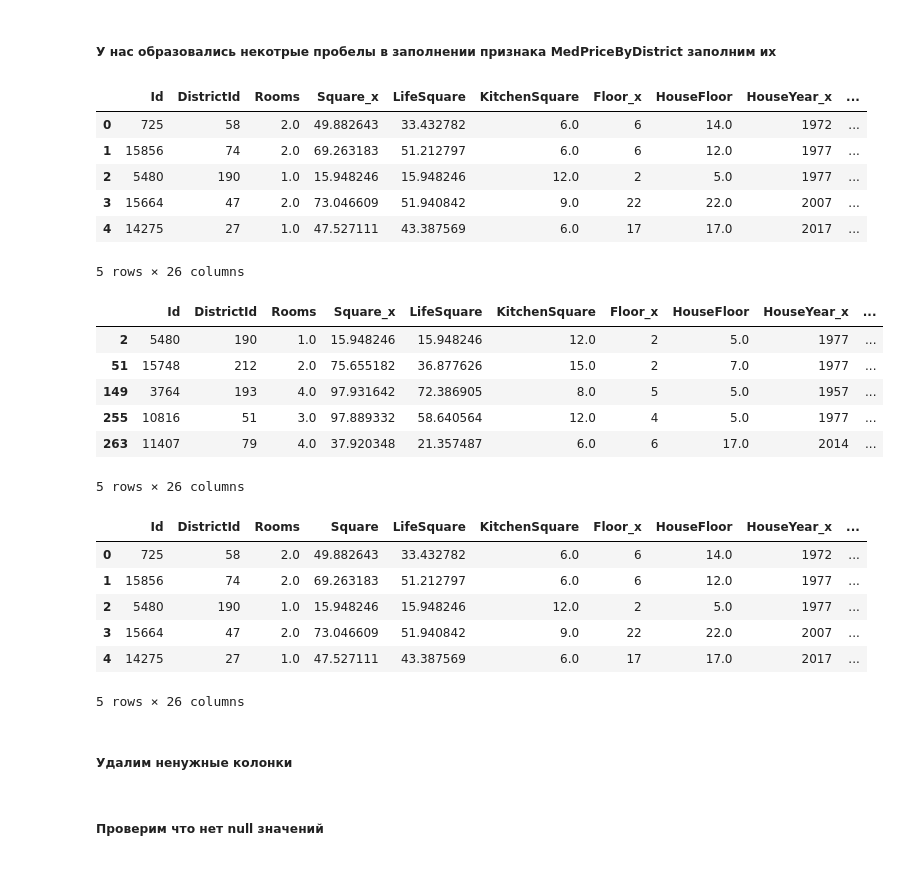
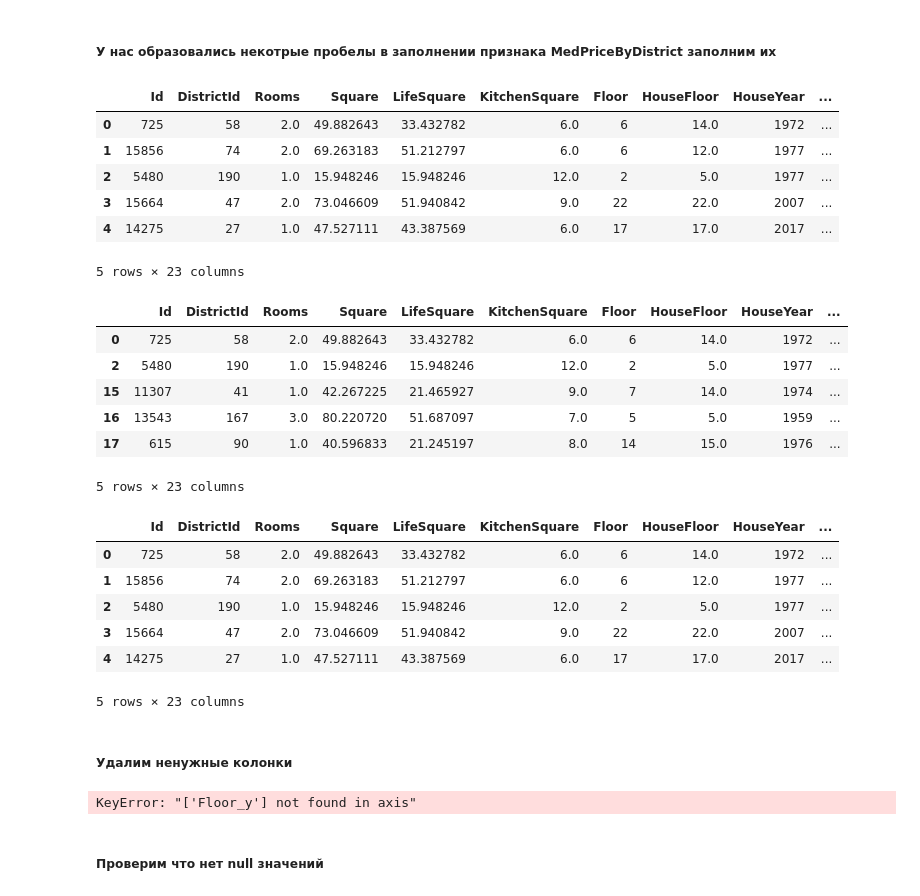
Before and after one commit to LuckyDima/Geekbrains_DB_0607, a Jupyter notebook: Data Science/Final/Final.ipynb, the cells around one changed output. Saved outputs shown, nothing was run; the diff lists cells and outputs as text; code cells hidden in the pictures.

```diff
--- a/Data Science/Final/Final.ipynb
+++ b/Data Science/Final/Final.ipynb
@@ -148,7 +146,7 @@ Name: HouseYear, dtype: float64
 # %% [markdown]
 ##### Поправим этажность домов
 # %%
-df_train.loc[df_train['HouseFloor'] == 0, 'HouseFloor'] = random.randint(1,df_train['HouseFloor'].median())
+df_train.loc[df_train['HouseFloor'] == 0, 'HouseFloor'] = df_train['HouseFloor'].median()
 # %%
 df_train.loc[df_train['Floor'] > df_train['HouseFloor'], 'HouseFloor'] = random.randint(1,df_train['HouseFloor'].median())
 # %% [markdown]
@@ -201,7 +196,8 @@ False
 # %% [markdown]
 ##### Изменим неправильные начения на медианные
 # %%
-df_train.loc[(df_train['Rooms'] == 0) | (df_train['Rooms'] > 6), 'Rooms'] = b['Rooms_y'].median()
+df_train.loc[(df_train['Rooms'] == 0) | (df_train['Rooms'] > 6), 'Rooms'] =\
+b['Rooms_y'].median()
 # %%
 df_train[((df_train['Rooms'] == 0) | (df_train['Rooms'] > 6))]
 # %% [output]
@@ -232,7 +226,8 @@ Name: KitchenSquare, dtype: int64
 # %% [markdown]
 ##### Поправим все кухни менее 5 метров на медианное значение
 # %%
-df_train.loc[df_train['KitchenSquare'] < 5, 'KitchenSquare'] = x_med_ksquare
+df_train.loc[df_train['KitchenSquare'] < 5, 'KitchenSquare'] =\
+x_med_ksquare
 # %%
 df_train['KitchenSquare'].describe()
 # %% [output]
@@ -329,9 +315,9 @@ df_train[(df_train['Square'] < smin)] = df_train['Square'].median()
 # %% [markdown]
 ##### Была идея расчитать медианную цену за 1 метр квадратный по району, но медианная цена с учетом площади, этажа и кол-ва комнат показала себя лучше
 # %%
-#med_price_by_district = df_train.groupby(['DistrictId', 'Rooms' ,'Floor', 'HouseYear', 'Square'], as_index=False).agg({'Price':'median'})\
+#med_price_by_district = df_train.groupby(['DistrictId', 'Square', 'Floor', 'Rooms'], as_index=False).agg({'Price':'median'})\
 #                        .rename(columns={'Price':'MedPriceByDistrict'})
-med_price_by_district = df_train.groupby(['DistrictId', 'Rooms'], as_index=False).agg({'Price':'median'})\
+med_price_by_district = df_train.groupby(['DistrictId','HouseYear','Rooms'], as_index=False).agg({'Price':'median'})\
                         .rename(columns={'Price':'MedPriceByDistrict'})
 # %% [markdown]
 ##### Введем еще один категориальный признак размер района, но возможно от него стоит отказаться, т.к. этот признак влияет не существенно.
@@ -576,19 +561,19 @@ df_test['S_2'] = df_test['Shops_2'].replace({'A':2, 'B':1})
 # %% [markdown]
 ##### У нас образовались некотрые пробелы в заполнении признака MedPriceByDistrict заполним их
 # %%
-m = med_price_by_district.groupby(['DistrictId','Rooms']).median()
+m = med_price_by_district.groupby(['DistrictId','HouseYear','Rooms']).median()
 
-df_test = df_test.merge(m, on = ['DistrictId','Rooms'], how='left')
+df_test = df_test.merge(m, on = ['DistrictId','HouseYear','Rooms'], how='left')
 
 df_test.head()
 # %% [output]
-|  | Id | DistrictId | Rooms | Square_x | LifeSquare | KitchenSquare | Floor_x | HouseFloor | HouseYear_x | ... |
+|  | Id | DistrictId | Rooms | Square | LifeSquare | KitchenSquare | Floor | HouseFloor | HouseYear | ... |
 | 0 | 725 | 58 | 2.0 | 49.882643 | 33.432782 | 6.0 | 6 | 14.0 | 1972 | ... |
 | 1 | 15856 | 74 | 2.0 | 69.263183 | 51.212797 | 6.0 | 6 | 12.0 | 1977 | ... |
 | 2 | 5480 | 190 | 1.0 | 15.948246 | 15.948246 | 12.0 | 2 | 5.0 | 1977 | ... |
 | 3 | 15664 | 47 | 2.0 | 73.046609 | 51.940842 | 9.0 | 22 | 22.0 | 2007 | ... |
 | 4 | 14275 | 27 | 1.0 | 47.527111 | 43.387569 | 6.0 | 17 | 17.0 | 2017 | ... |
-5 rows × 26 columns
+5 rows × 23 columns
 # %%
 test_gap = df_test[(df_test['MedPriceByDistrict'].isnull())]
 # %%
@@ -597,11 +582,11 @@ med_train = pd.DataFrame(med_train,columns=['pp1m'])
 # %%
 test_gap.head()
 # %% [output]
-|  | Id | DistrictId | Rooms | Square_x | LifeSquare | KitchenSquare | Floor_x | HouseFloor | HouseYear_x | ... |
+|  | Id | DistrictId | Rooms | Square | LifeSquare | KitchenSquare | Floor | HouseFloor | HouseYear | ... |
+| 0 | 725 | 58 | 2.0 | 49.882643 | 33.432782 | 6.0 | 6 | 14.0 | 1972 | ... |
 | 2 | 5480 | 190 | 1.0 | 15.948246 | 15.948246 | 12.0 | 2 | 5.0 | 1977 | ... |
-| 51 | 15748 | 212 | 2.0 | 75.655182 | 36.877626 | 15.0 | 2 | 7.0 | 1977 | ... |
-| 149 | 3764 | 193 | 4.0 | 97.931642 | 72.386905 | 8.0 | 5 | 5.0 | 1957 | ... |
-| 255 | 10816 | 51 | 3.0 | 97.889332 | 58.640564 | 12.0 | 4 | 5.0 | 1977 | ... |
-| 263 | 11407 | 79 | 4.0 | 37.920348 | 21.357487 | 6.0 | 6 | 17.0 | 2014 | ... |
+| 15 | 11307 | 41 | 1.0 | 42.267225 | 21.465927 | 9.0 | 7 | 14.0 | 1974 | ... |
+| 16 | 13543 | 167 | 3.0 | 80.220720 | 51.687097 | 7.0 | 5 | 5.0 | 1959 | ... |
+| 17 | 615 | 90 | 1.0 | 40.596833 | 21.245197 | 8.0 | 14 | 15.0 | 1976 | ... |
-5 rows × 26 columns
+5 rows × 23 columns
 # %%
@@ -616,12 +602,12 @@ df_test = df_test.rename(columns={'Square_x':'Square'})
 # %%
 df_test.head()
 # %% [output]
-|  | Id | DistrictId | Rooms | Square | LifeSquare | KitchenSquare | Floor_x | HouseFloor | HouseYear_x | ... |
+|  | Id | DistrictId | Rooms | Square | LifeSquare | KitchenSquare | Floor | HouseFloor | HouseYear | ... |
 | 0 | 725 | 58 | 2.0 | 49.882643 | 33.432782 | 6.0 | 6 | 14.0 | 1972 | ... |
 | 1 | 15856 | 74 | 2.0 | 69.263183 | 51.212797 | 6.0 | 6 | 12.0 | 1977 | ... |
 | 2 | 5480 | 190 | 1.0 | 15.948246 | 15.948246 | 12.0 | 2 | 5.0 | 1977 | ... |
 | 3 | 15664 | 47 | 2.0 | 73.046609 | 51.940842 | 9.0 | 22 | 22.0 | 2007 | ... |
 | 4 | 14275 | 27 | 1.0 | 47.527111 | 43.387569 | 6.0 | 17 | 17.0 | 2017 | ... |
-5 rows × 26 columns
+5 rows × 23 columns
 # %% [markdown]
 ##### Удалим ненужные колонки
@@ -628,2 +618,6 @@ df_test.head()
+# %%
+df_test = df_test.drop('Floor_y', axis=1)
+# %% [output]
+KeyError: "['Floor_y'] not found in axis"
 # %%
 #df_train = df_train.drop(df_train[(df_train['Square'] < smin) & (df_train['Price'] < pmin)].index)
```
Also changed, not shown: parts of 38 cells of this notebook, 1 other file.
